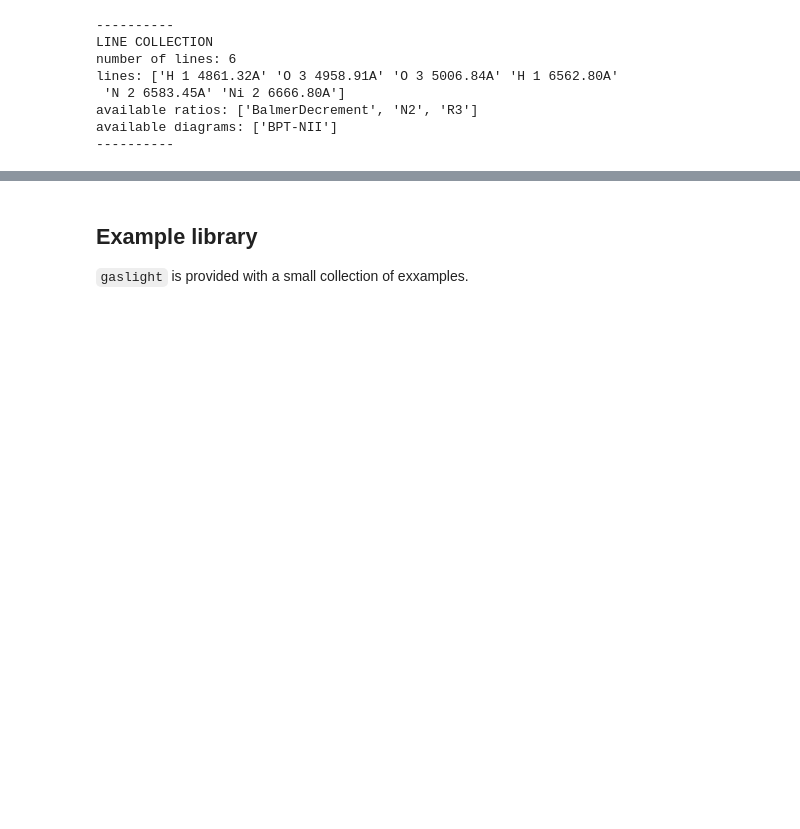
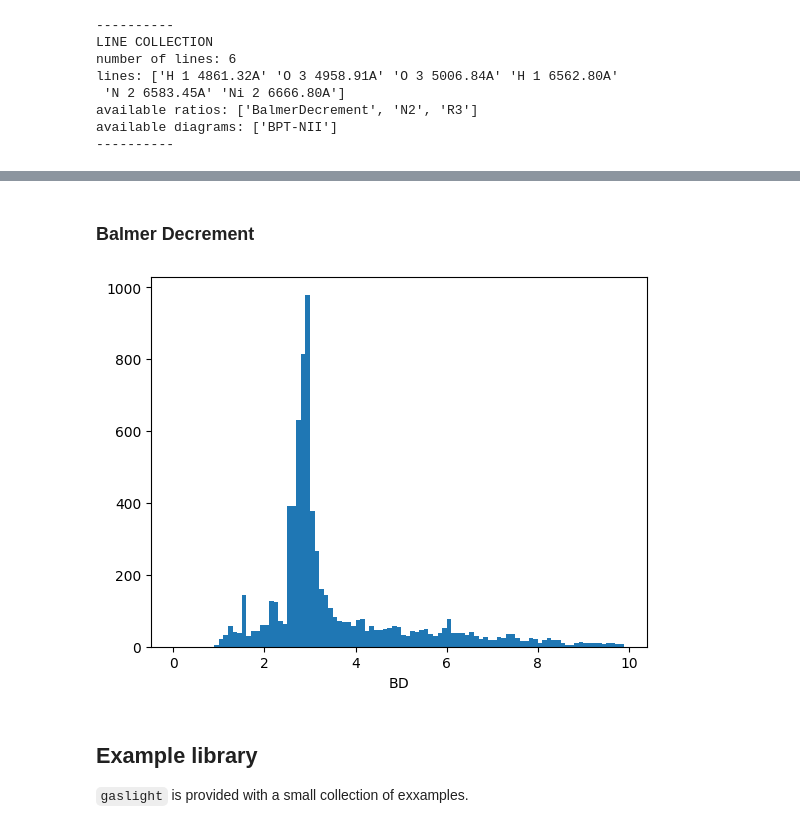
Before and after one commit to stephenmwilkins/gaslight, a Jupyter notebook: docs/source/docs.ipynb, the cells around one changed output, grey strips where cells are left out. Drawn from its saved outputs; the diff is of its cells as text; code cells hidden in the pictures; blank space fills up the shorter version.

```diff
--- a/docs/source/docs.ipynb
+++ b/docs/source/docs.ipynb
@@ -138,3 +218,18 @@ The `gaslight` grids also contain the nebular and transmitted continuum at the w
+# %% [markdown]
+### Balmer Decrement
+# %%
+ratio = lines.get_ratio('BalmerDecrement').flatten()
+
+selection = np.ones(len(ratio), dtype='bool')
+# selection = (g.axes_values_flattened['hydrogen_density'] < 10**4) & (g.axes_values_flattened['stop_column_density'] < 23.0)
+# selection = (g.axes_values_flattened['hydrogen_density'] < 10**4) & (g.axes_values_flattened['metallicity'] < 0.01)
+
+bins = np.arange(0., 10., 0.1)
+plt.hist(ratio[selection], bins = bins)
+plt.xlabel(r'$\rm BD$')
+plt.show()
+# %% [output]
+[figure, added]
 # %% [markdown]
 ## Example library
 
```
Also changed, not shown: parts of 29 cells of this notebook.
